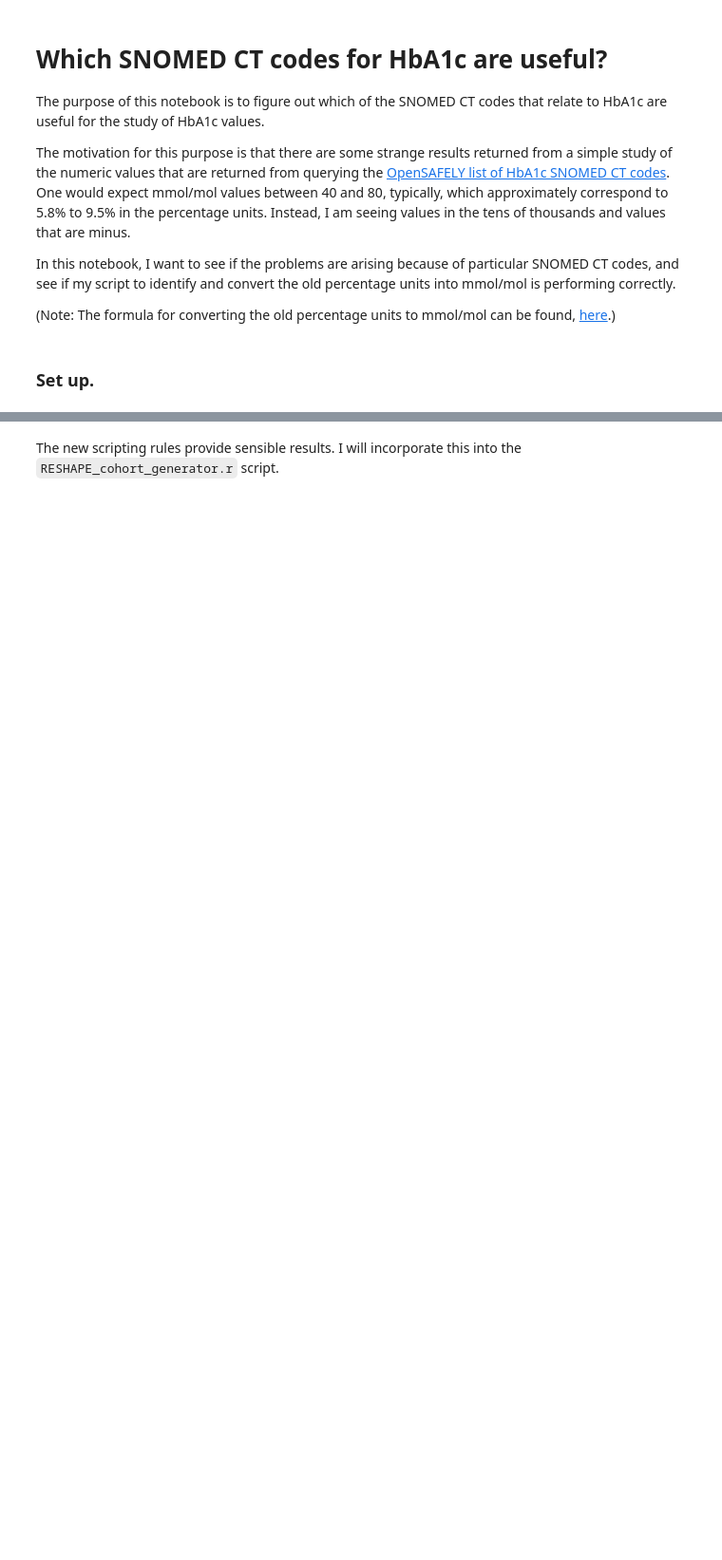
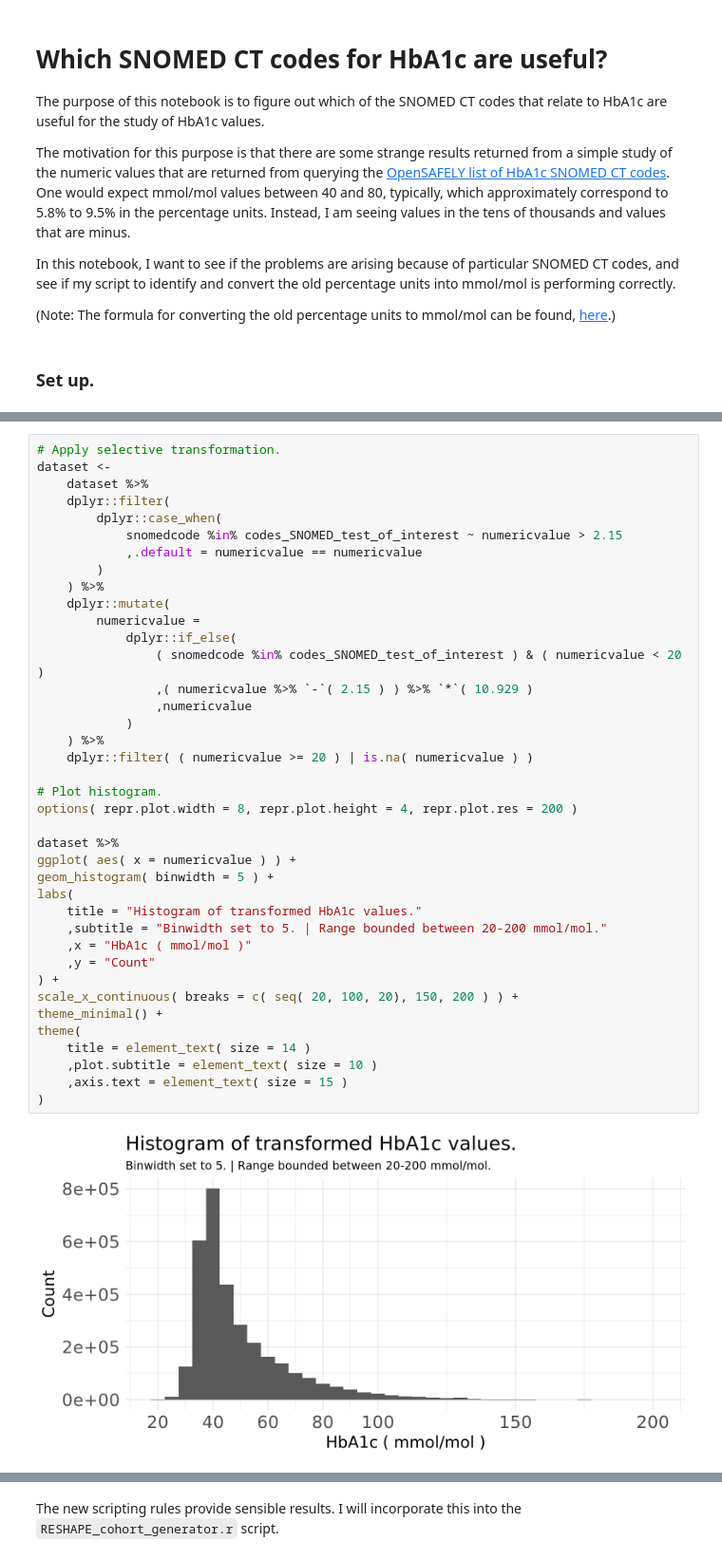
Before and after one commit to ConnectedBradford/c-mcinerney-workspace, a Jupyter notebook: RESHAPE/RESHAPE_check_HbA1c_SNOMED_codes.ipynb, the cells around one changed output, grey strips where cells are left out. Shown at 95% size. Cells and saved outputs as stored; diff of their text form; blank space fills up the shorter version.

```diff
--- a/RESHAPE/RESHAPE_check_HbA1c_SNOMED_codes.ipynb
+++ b/RESHAPE/RESHAPE_check_HbA1c_SNOMED_codes.ipynb
@@ -32,0 +84,41 @@ codes_SNOMED_test_of_interest <-
+# %%
+# Apply selective transformation.
+dataset <-
+    dataset %>%
+    dplyr::filter(
+        dplyr::case_when(
+            snomedcode %in% codes_SNOMED_test_of_interest ~ numericvalue > 2.15
+            ,.default = numericvalue == numericvalue
+        )
+    ) %>%
+    dplyr::mutate(
+        numericvalue =
+            dplyr::if_else(
+                ( snomedcode %in% codes_SNOMED_test_of_interest ) & ( numericvalue < 20 )
+                ,( numericvalue %>% `-`( 2.15 ) ) %>% `*`( 10.929 )
+                ,numericvalue
+            )
+    ) %>%
+    dplyr::filter( ( numericvalue >= 20 ) | is.na( numericvalue ) )
+
+# Plot histogram.
+options( repr.plot.width = 8, repr.plot.height = 4, repr.plot.res = 200 )
+
+dataset %>%
+ggplot( aes( x = numericvalue ) ) +
+geom_histogram( binwidth = 5 ) +
+labs(
+    title = "Histogram of transformed HbA1c values."
+    ,subtitle = "Binwidth set to 5. | Range bounded between 20-200 mmol/mol."
+    ,x = "HbA1c ( mmol/mol )"
+    ,y = "Count"
+) +
+scale_x_continuous( breaks = c( seq( 20, 100, 20), 150, 200 ) ) +
+theme_minimal() +
+theme(
+    title = element_text( size = 14 )
+    ,plot.subtitle = element_text( size = 10 )
+    ,axis.text = element_text( size = 15 )
+)
+# %% [output]
+[figure, added]
```
Also changed, not shown: parts of 16 cells of this notebook.
